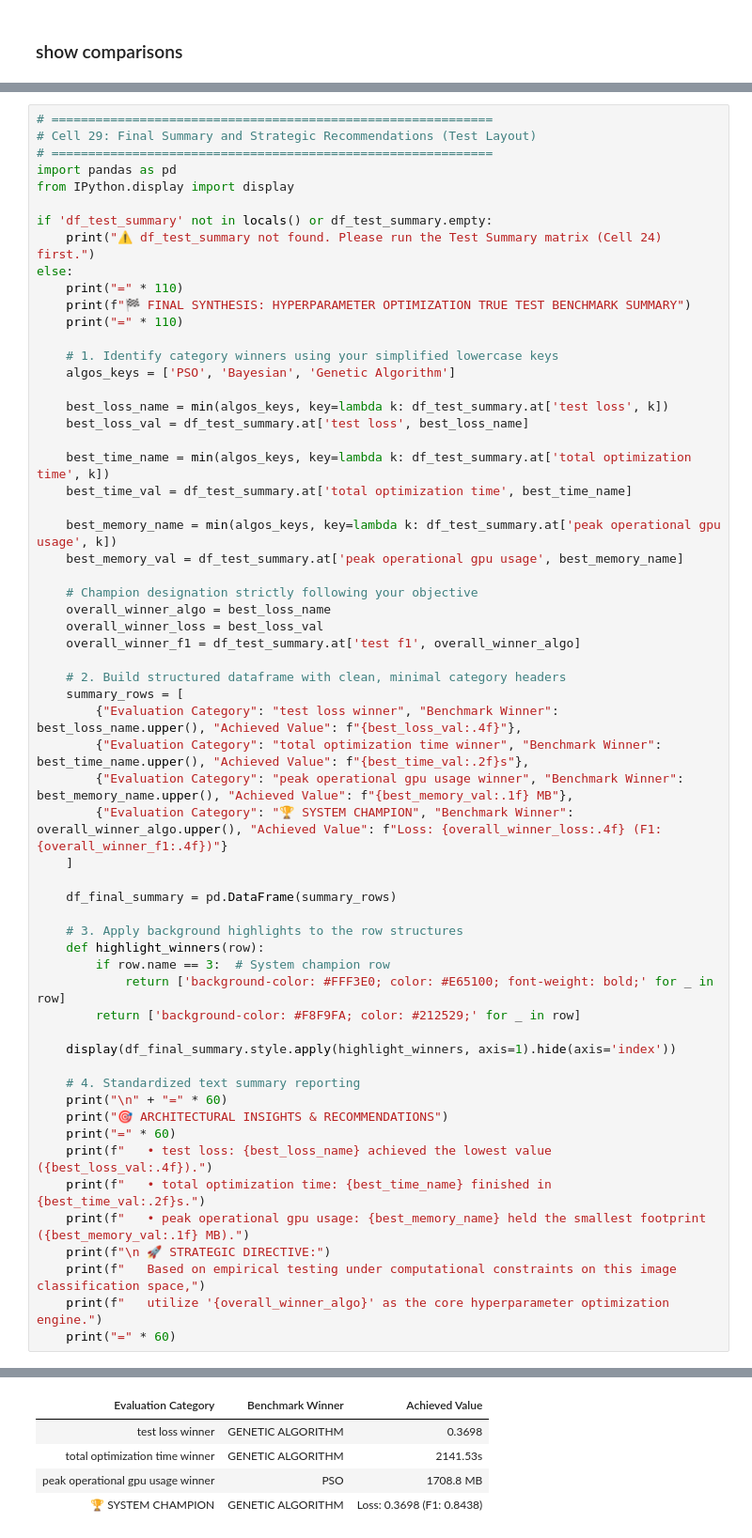
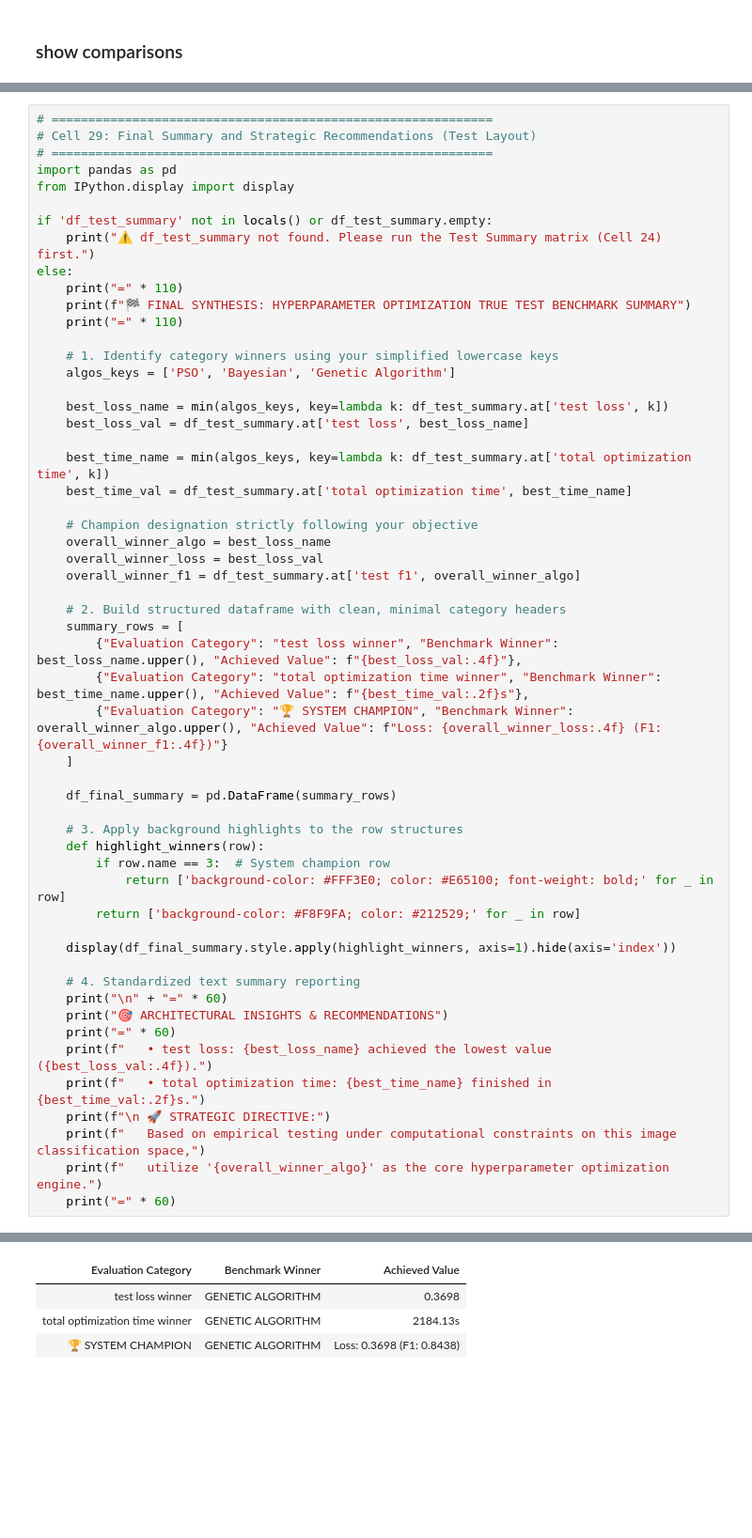
Before and after one commit to arshiasamimi/BERToptimization, a Jupyter notebook: BERToptimization.ipynb, the cells around one changed output, grey strips where cells are left out. Shown at 94% size. Saved outputs shown, nothing was run; the diff lists cells and outputs as text; blank space fills up the shorter version.

```diff
--- a/BERToptimization.ipynb
+++ b/BERToptimization.ipynb
@@ -2922,9 +2913,6 @@ else:
     best_time_name = min(algos_keys, key=lambda k: df_test_summary.at['total optimization time', k])
     best_time_val = df_test_summary.at['total optimization time', best_time_name]
 
-    best_memory_name = min(algos_keys, key=lambda k: df_test_summary.at['peak operational gpu usage', k])
-    best_memory_val = df_test_summary.at['peak operational gpu usage', best_memory_name]
-
     # Champion designation strictly following your objective
     overall_winner_algo = best_loss_name
     overall_winner_loss = best_loss_val
@@ -2934,39 +2922,36 @@ else:
     summary_rows = [
         {"Evaluation Category": "test loss winner", "Benchmark Winner": best_loss_name.upper(), "Achieved Value": f"{best_loss_val:.4f}"},
         {"Evaluation Category": "total optimization time winner", "Benchmark Winner": best_time_name.upper(), "Achieved Value": f"{best_time_val:.2f}s"},
-        {"Evaluation Category": "peak operational gpu usage winner", "Benchmark Winner": best_memory_name.upper(), "Achieved Value": f"{best_memory_val:.1f} MB"},
         {"Evaluation Category": "🏆 SYSTEM CHAMPION", "Benchmark Winner": overall_winner_algo.upper(), "Achieved Value": f"Loss: {overall_winner_loss:.4f} (F1: {overall_winner_f1:.4f})"}
     ]
 
     df_final_summary = pd.DataFrame(summary_rows)
 
     # 3. Apply background highlights to the row structures
     def highlight_winners(row):
         if row.name == 3:  # System champion row
             return ['background-color: #FFF3E0; color: #E65100; font-weight: bold;' for _ in row]
         return ['background-color: #F8F9FA; color: #212529;' for _ in row]
 
     display(df_final_summary.style.apply(highlight_winners, axis=1).hide(axis='index'))
 
     # 4. Standardized text summary reporting
     print("\n" + "=" * 60)
     print("🎯 ARCHITECTURAL INSIGHTS & RECOMMENDATIONS")
     print("=" * 60)
     print(f"   • test loss: {best_loss_name} achieved the lowest value ({best_loss_val:.4f}).")
     print(f"   • total optimization time: {best_time_name} finished in {best_time_val:.2f}s.")
-    print(f"   • peak operational gpu usage: {best_memory_name} held the smallest footprint ({best_memory_val:.1f} MB).")
     print(f"\n 🚀 STRATEGIC DIRECTIVE:")
     print(f"   Based on empirical testing under computational constraints on this image classification space,")
     print(f"   utilize '{overall_winner_algo}' as the core hyperparameter optimization engine.")
     print("=" * 60)
 # %% [output]
 ==============================================================================================================
 🏁 FINAL SYNTHESIS: HYPERPARAMETER OPTIMIZATION TRUE TEST BENCHMARK SUMMARY
 ==============================================================================================================
 | Evaluation Category | Benchmark Winner | Achieved Value |
 | test loss winner | GENETIC ALGORITHM | 0.3698 |
-| total optimization time winner | GENETIC ALGORITHM | 2141.53s |
-| peak operational gpu usage winner | PSO | 1708.8 MB |
+| total optimization time winner | GENETIC ALGORITHM | 2184.13s |
 | 🏆 SYSTEM CHAMPION | GENETIC ALGORITHM | Loss: 0.3698 (F1: 0.8438) |
 ============================================================
 🎯 ARCHITECTURAL INSIGHTS & RECOMMENDATIONS
```
Also changed, not shown: parts of 24 cells of this notebook.
